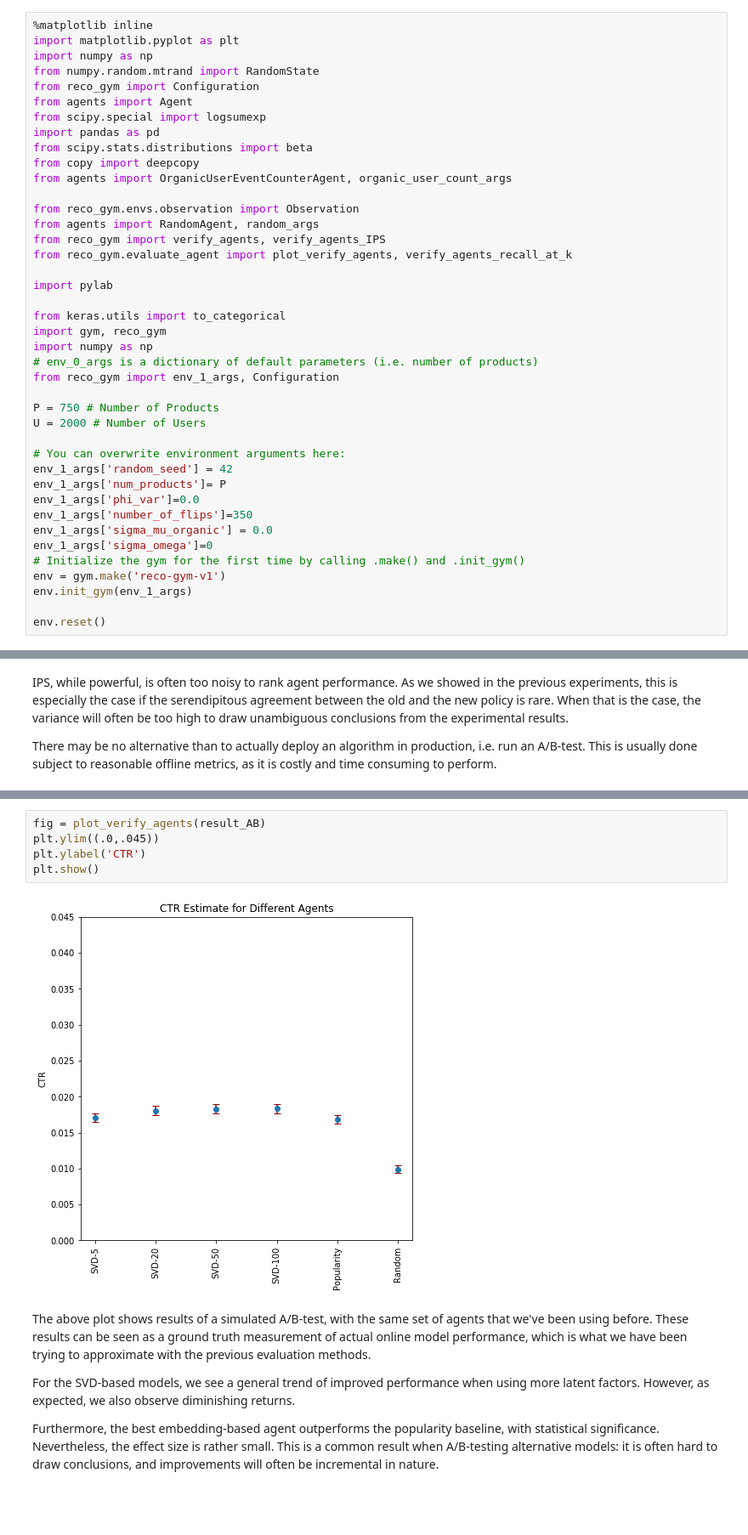
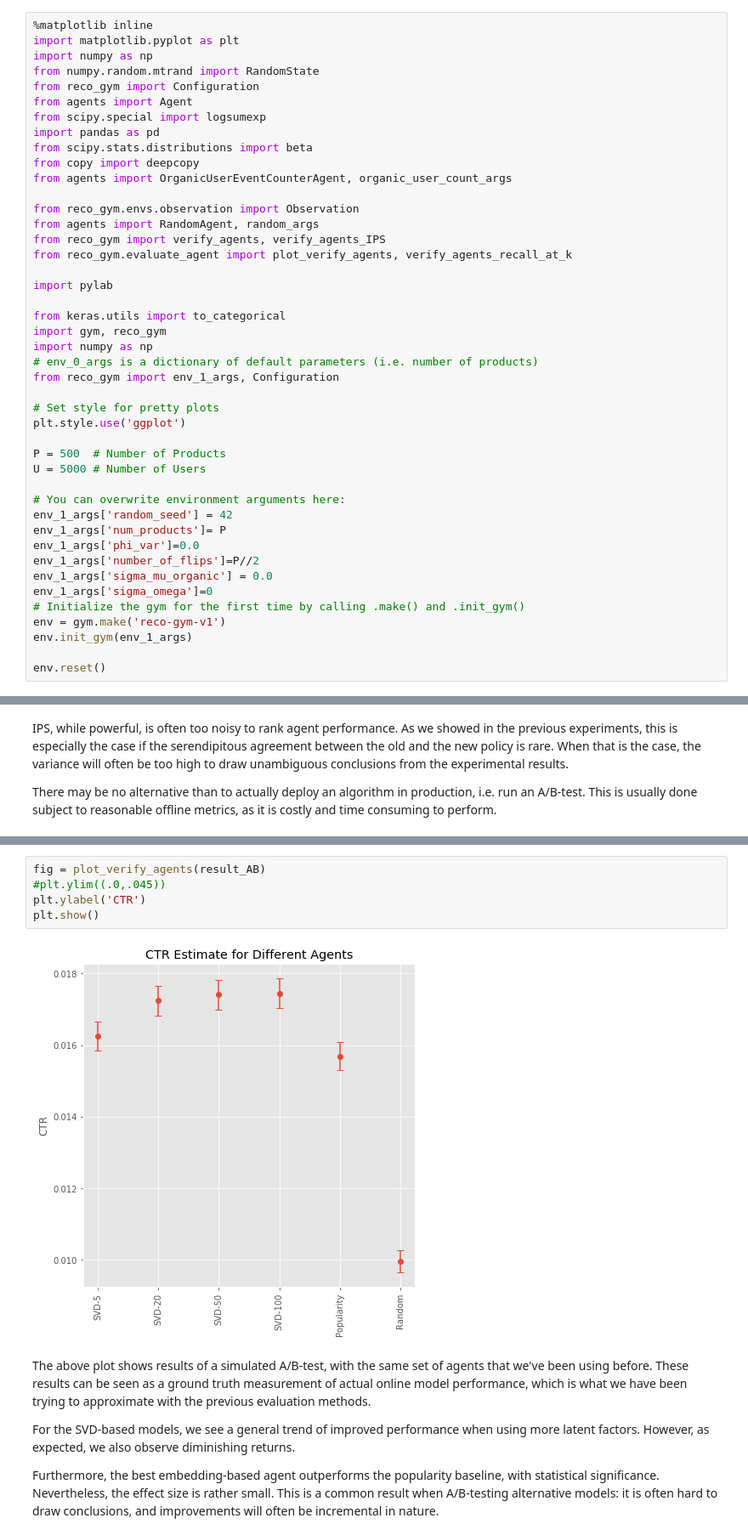
Before and after one commit to criteo-research/reco-gym, a Jupyter notebook: Bandit Feedback - evaluate organic model with bandit signal.ipynb, the cells around one changed output, grey strips where cells are left out. Shown at 85% size. Drawn from its saved outputs; the diff is of its cells as text; blank space fills up the shorter version.

Commit message:
Made plots for notebook 1 prettier - included first version of notebook 4

```diff
--- a/Bandit Feedback - evaluate organic model with bandit signal.ipynb
+++ b/Bandit Feedback - evaluate organic model with bandit signal.ipynb
@@ -49,14 +49,17 @@ import numpy as np
 # env_0_args is a dictionary of default parameters (i.e. number of products)
 from reco_gym import env_1_args, Configuration
 
-P = 750 # Number of Products
-U = 2000 # Number of Users
+# Set style for pretty plots
+plt.style.use('ggplot')
+
+P = 500  # Number of Products
+U = 5000 # Number of Users
 
 # You can overwrite environment arguments here:
 env_1_args['random_seed'] = 42
 env_1_args['num_products']= P
 env_1_args['phi_var']=0.0
-env_1_args['number_of_flips']=350
+env_1_args['number_of_flips']=P//2
 env_1_args['sigma_mu_organic'] = 0.0
 env_1_args['sigma_omega']=0
 # Initialize the gym for the first time by calling .make() and .init_gym()
@@ -486,10 +489,10 @@ result_AB
 # %%
 fig = plot_verify_agents(result_AB)
-plt.ylim((.0,.045))
+#plt.ylim((.0,.045))
 plt.ylabel('CTR')
 plt.show()
 # %% [output]
-[figure, old version]
+[figure, new version]
 # %% [markdown]
 The above plot shows results of a simulated A/B-test, with the same set of agents that we've been using before.
 These results can be seen as a ground truth measurement of actual online model performance, which is what we have been trying to approximate with the previous evaluation methods.
```
Also changed, not shown: parts of 15 cells of this notebook, 1 other file.
